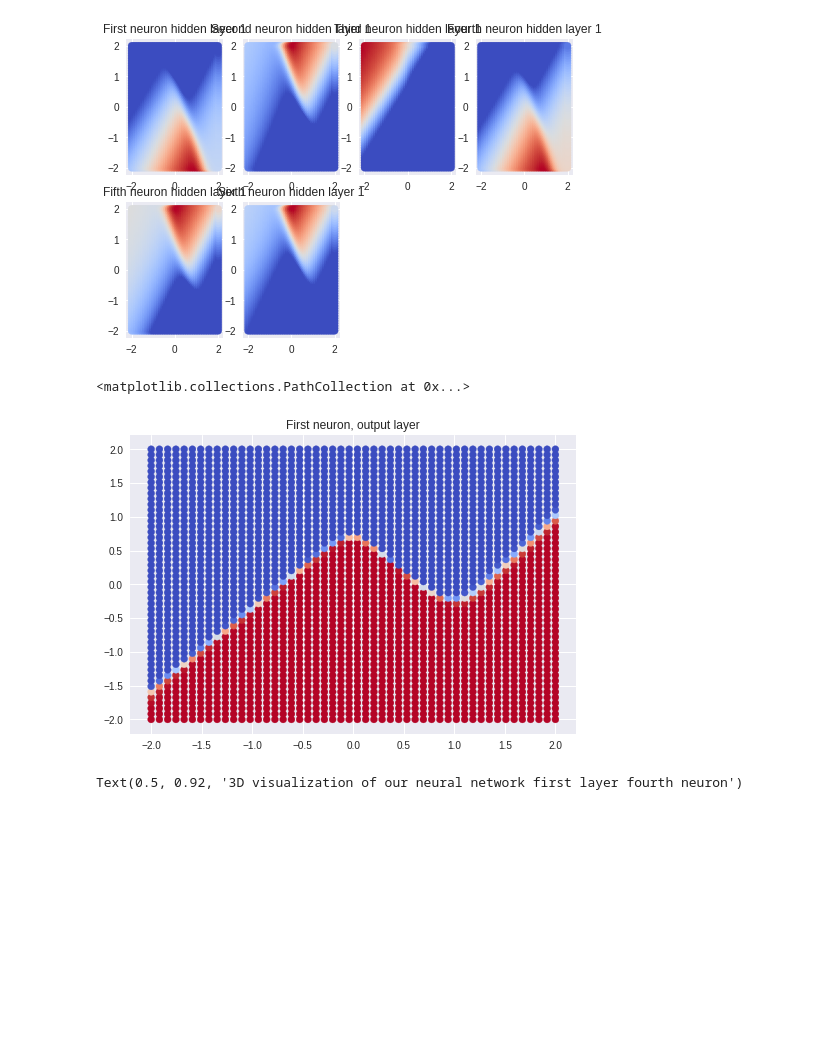
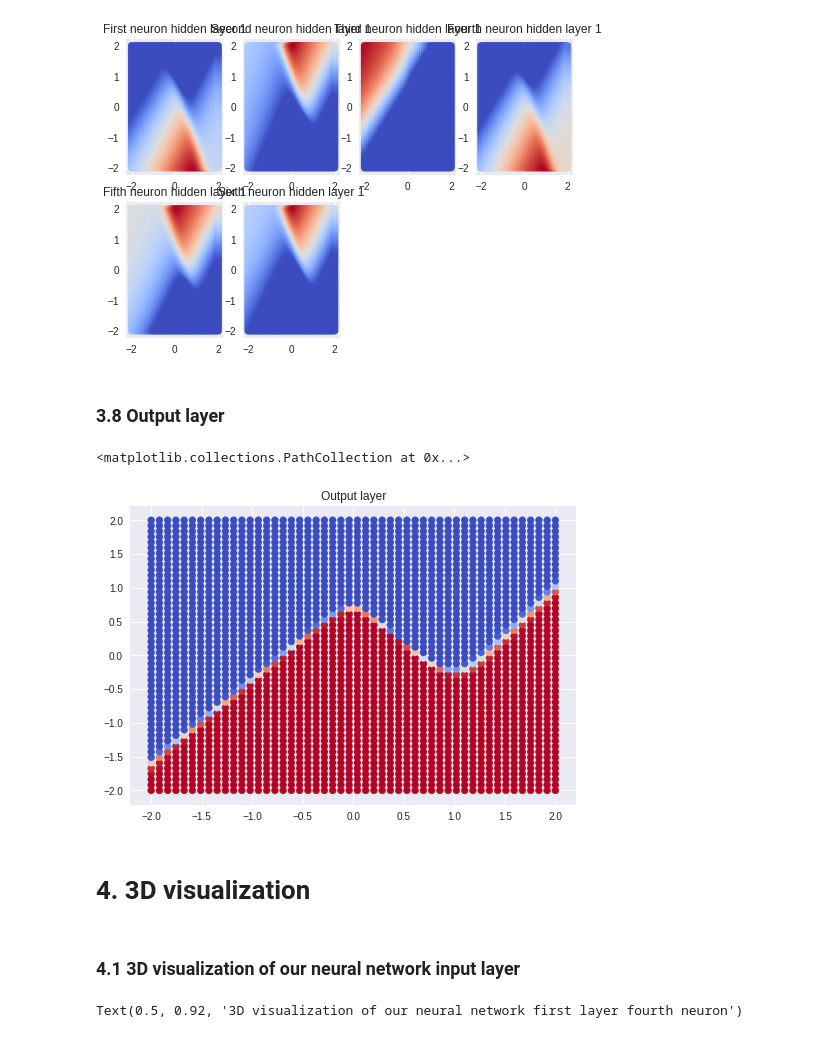
Before and after one commit to DavorJordacevic/TensorFlow-Keras-Neural-Networks, a Jupyter notebook: Shallow_neural_network_with_Keras_moons.ipynb, the cells around one changed output. Cells and saved outputs as stored; diff of their text form; code cells hidden in the pictures; blank space fills up the shorter version.

```diff
--- a/Shallow_neural_network_with_Keras_moons.ipynb
+++ b/Shallow_neural_network_with_Keras_moons.ipynb
@@ -99,5 +123,6 @@ results = model.fit(
  X_train, y_train.T,
  epochs= training_epochs,
  batch_size = 516,
- validation_data = (X_test, y_test.T)
+ validation_data = (X_test, y_test.T),
+ verbose = 0
 )
@@ -410,13 +447,19 @@ plt.scatter(result[:, 0], result[:, 1], c= out26.reshape(-1), cmap=cm.coolwarm)
 # %% [output]
 <matplotlib.collections.PathCollection at 0x...>
 [figure]
+# %% [markdown]
+### 3.8 Output layer
 # %%
-# first neuron, output layer
-plt.title('First neuron, output layer')
+# Output layer
+plt.title('Output layer')
 plt.scatter(result[:, 0], result[:, 1], c= out31.reshape(-1), cmap=cm.coolwarm)
 # %% [output]
 <matplotlib.collections.PathCollection at 0x...>
-[figure, old version]
+[figure, new version]
+# %% [markdown]
+# 4. 3D visualization
+# %% [markdown]
+### 4.1 3D visualization of our neural network input layer
 # %%
 fig = plt.figure(figsize=(8, 5))
 ax = plt.axes(projection='3d')
```
Also changed, not shown: parts of 45 cells of this notebook.
